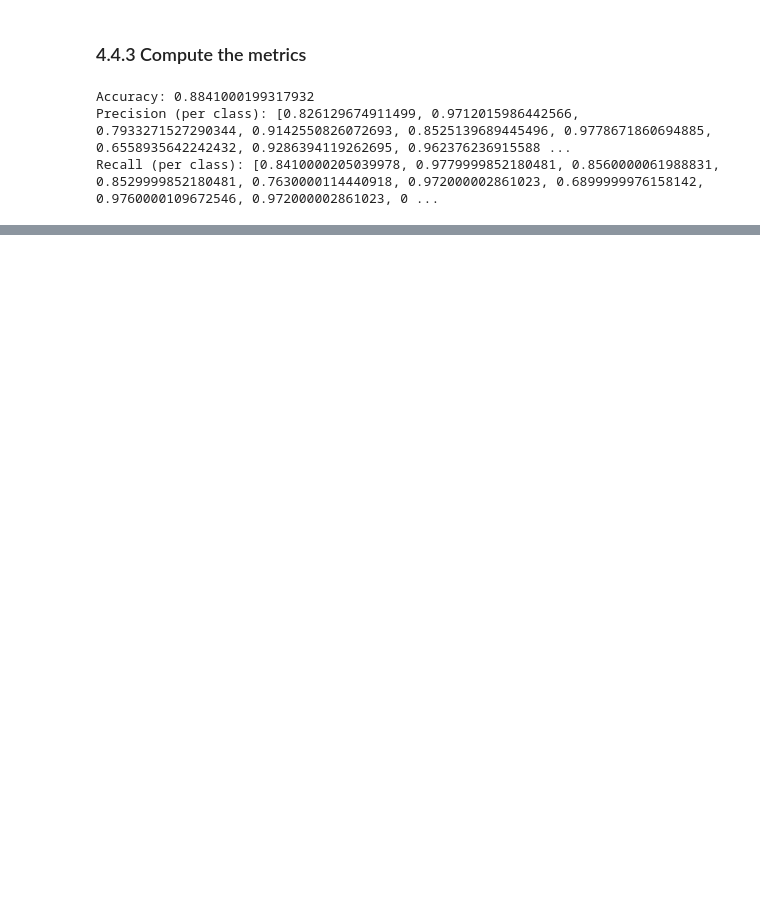
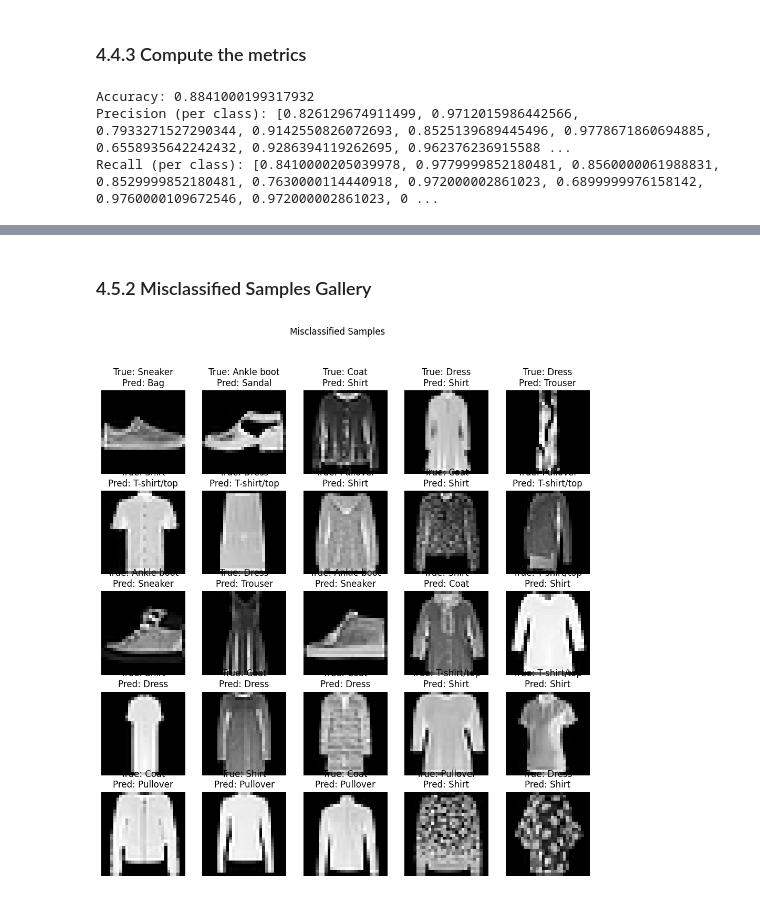
Before and after one commit to Sanjay9921/DataCamp-Project-Clothing-Classifier, a Jupyter notebook: clothing_classifier_model.ipynb, the cells around one changed output, grey strips where cells are left out. Drawn from its saved outputs; the diff is of its cells as text; code cells hidden in the pictures; blank space fills up the shorter version.

```diff
--- a/clothing_classifier_model.ipynb
+++ b/clothing_classifier_model.ipynb
@@ -248,0 +375,23 @@ Recall (per class): [0.8410000205039978, 0.9779999852180481, 0.8560000061988831,
+# %% [markdown]
+### 4.5.2 Misclassified Samples Gallery
+# %%
+misclassified_indices = [i for i, (t, p) in enumerate(zip(true_labels, predictions)) if t != p]
+
+plt.figure(figsize=(12, 12))
+num_display = min(25, len(misclassified_indices))  # display up to 25 samples
+
+for i in range(num_display):
+    idx = misclassified_indices[i]
+    image = test_images[idx].squeeze()  # remove channel dim if needed
+    true_label = classes[true_labels[idx]]
+    pred_label = classes[predictions[idx]]
+
+    plt.subplot(5, 5, i+1)
+    plt.imshow(image, cmap='gray')
+    plt.title(f'True: {true_label}\nPred: {pred_label}')
+    plt.axis('off')
+
+plt.suptitle('Misclassified Samples')
+plt.show()
+# %% [output]
+[figure, added]
```
Also changed, not shown: parts of 21 cells of this notebook.
